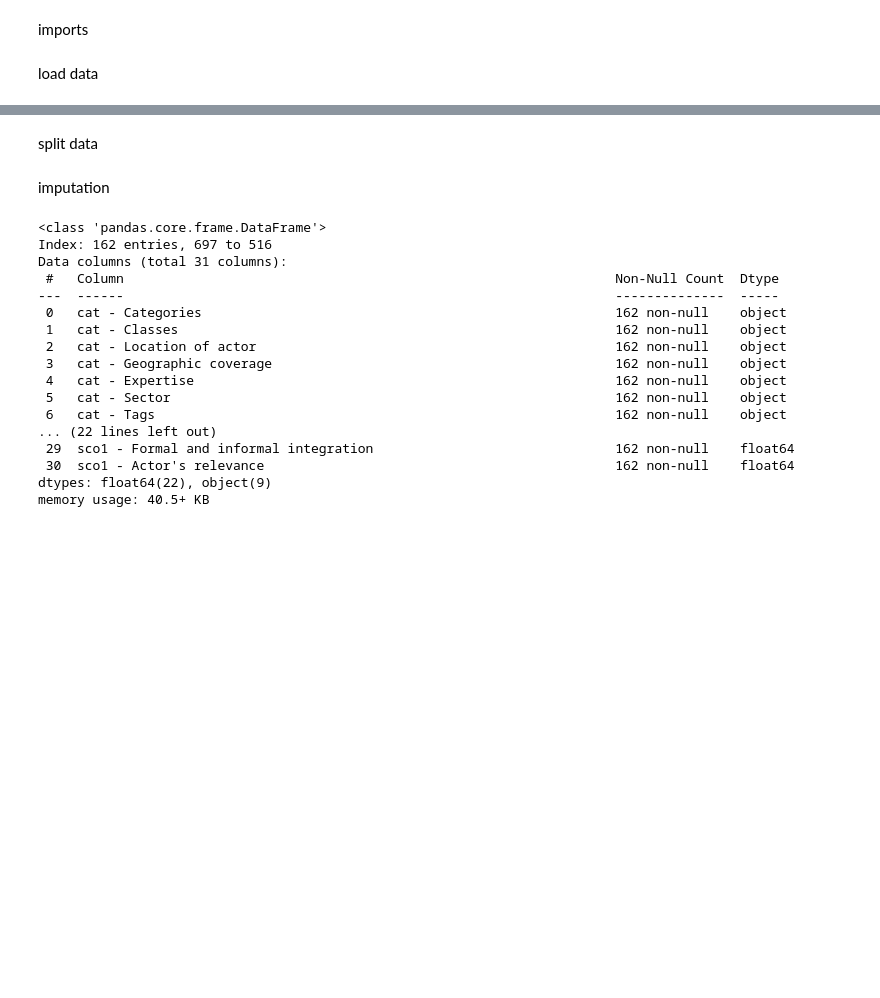
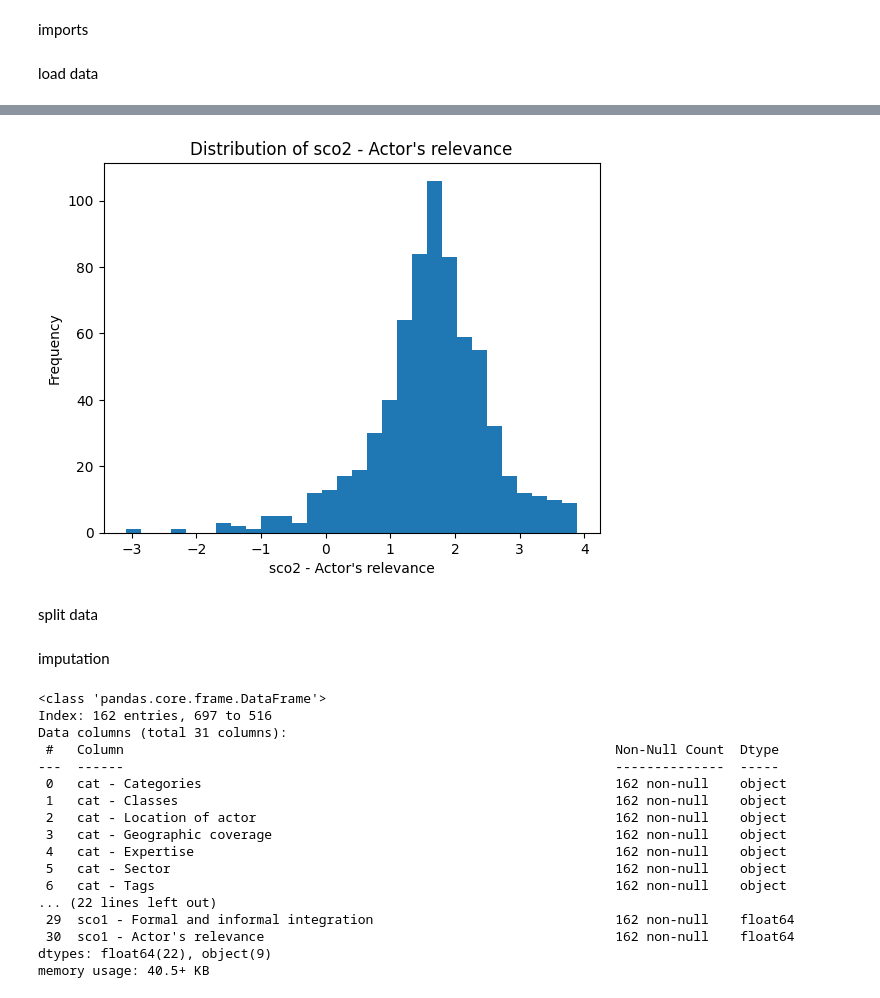
Before and after one commit to Ghiathaljebawi/SCORE_Index_ML_-_NLP, a Jupyter notebook: notebooks/250728_SCORE_ML_preprocessing.ipynb, the cells around one changed output, grey strips where cells are left out. Drawn from its saved outputs; the diff is of its cells as text; code cells hidden in the pictures; blank space fills up the shorter version.

```diff
--- a/notebooks/250728_SCORE_ML_preprocessing.ipynb
+++ b/notebooks/250728_SCORE_ML_preprocessing.ipynb
@@ -28,3 +42,13 @@ dataset = pd.read_excel(DATA_PATH)
+# %%
+dataset = dataset[dataset["cat - Legal status"] != "not active anymore"]
+# %%
+plt.hist(dataset["sco2 - Actor's relevance"], bins=30)
+plt.xlabel("sco2 - Actor's relevance")
+plt.ylabel('Frequency')
+plt.title("Distribution of sco2 - Actor's relevance")
+plt.show()
+# %% [output]
+[figure, added]
 # %% [markdown]
 split data
 # %%
```
Also changed, not shown: parts of 2 cells of this notebook, 5 other files.
